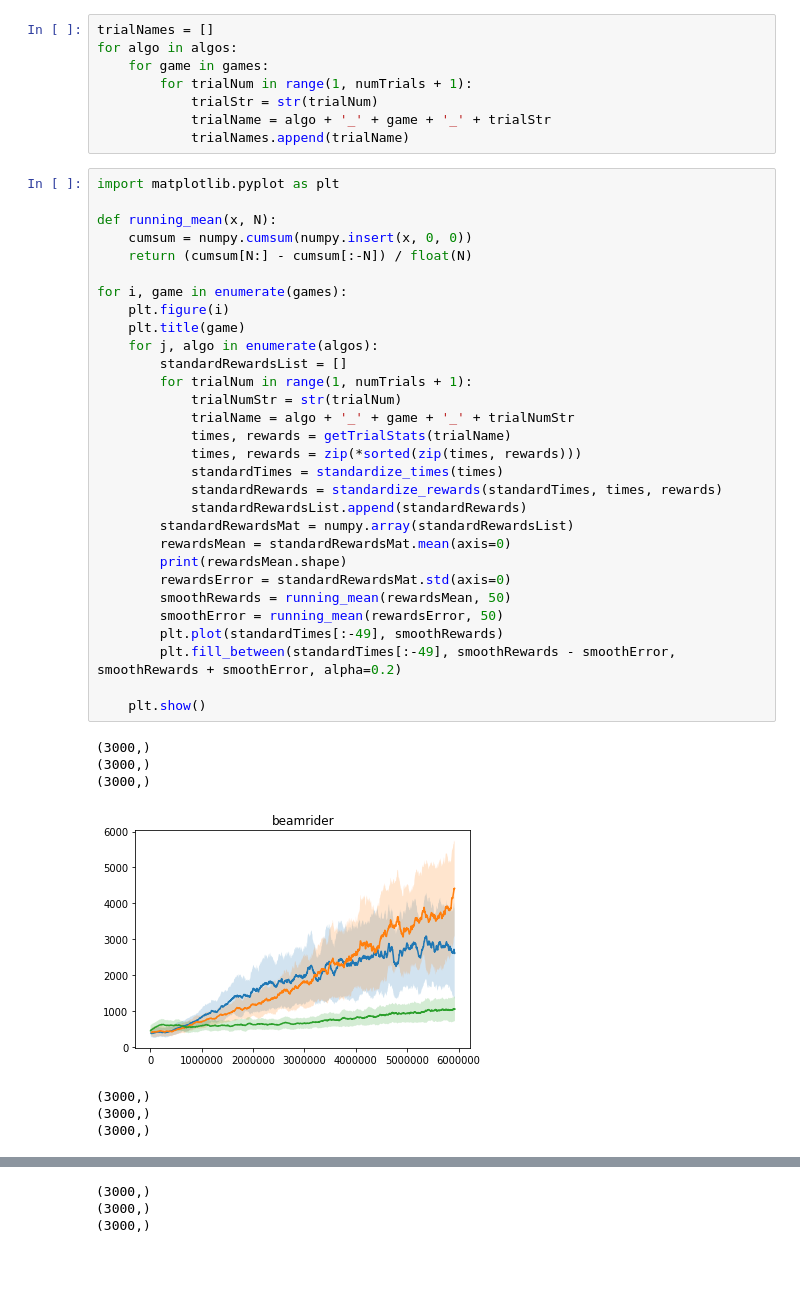
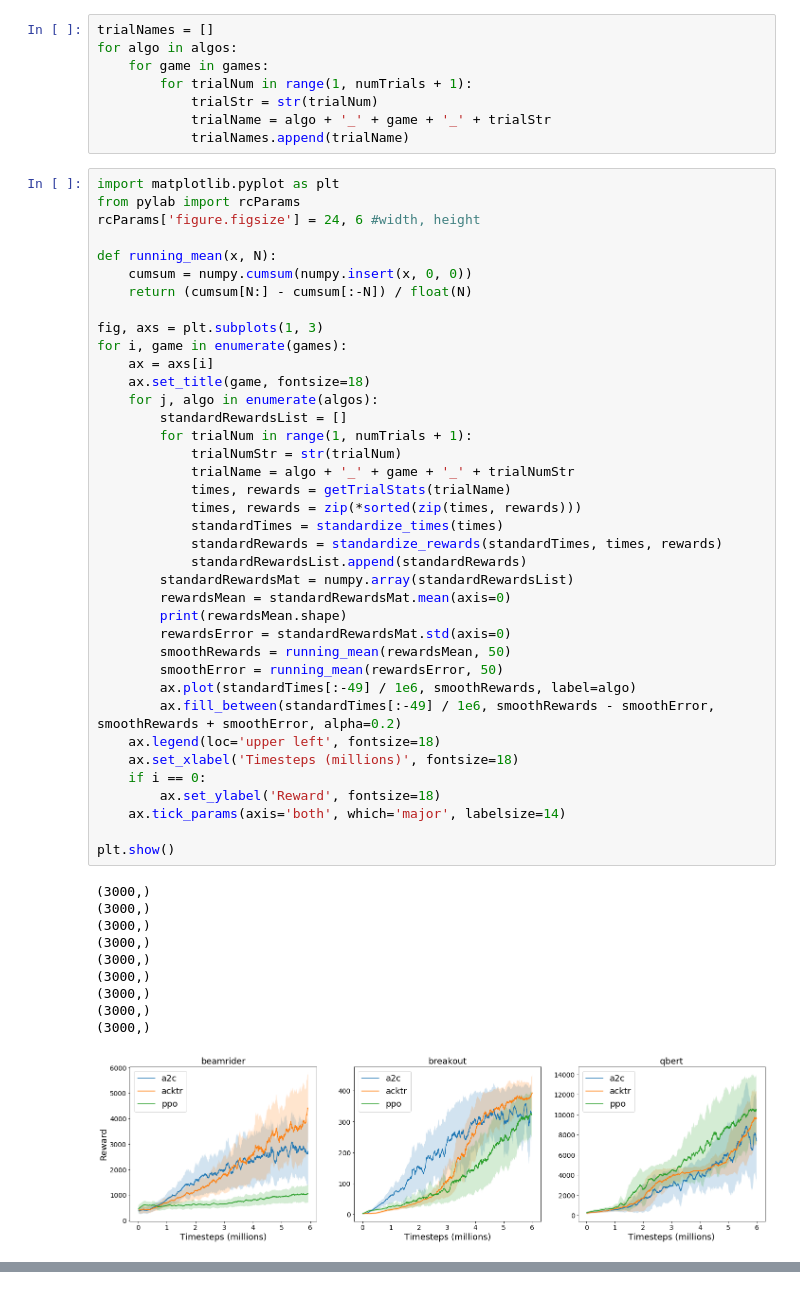
Before and after one commit to mgwillia/pytorch-a2c-ppo-acktr-gail, a Jupyter notebook: figure_2.ipynb, the cells around one changed output, grey strips where cells are left out. Drawn from its saved outputs; the diff is of its cells as text.

```diff
--- a/figure_2.ipynb
+++ b/figure_2.ipynb
@@ -63,39 +63,50 @@ for algo in algos:
             trialNames.append(trialName)
 # %%
 import matplotlib.pyplot as plt
+from pylab import rcParams
+rcParams['figure.figsize'] = 24, 6 #width, height
 
 def running_mean(x, N):
     cumsum = numpy.cumsum(numpy.insert(x, 0, 0))
     return (cumsum[N:] - cumsum[:-N]) / float(N)
 
+fig, axs = plt.subplots(1, 3)
 for i, game in enumerate(games):
-    plt.figure(i)
-    plt.title(game)
+    ax = axs[i]
+    ax.set_title(game, fontsize=18)
     for j, algo in enumerate(algos):
         standardRewardsList = []
         for trialNum in range(1, numTrials + 1):
             trialNumStr = str(trialNum)
             trialName = algo + '_' + game + '_' + trialNumStr
             times, rewards = getTrialStats(trialName)
             times, rewards = zip(*sorted(zip(times, rewards)))
             standardTimes = standardize_times(times)
             standardRewards = standardize_rewards(standardTimes, times, rewards)
             standardRewardsList.append(standardRewards)
         standardRewardsMat = numpy.array(standardRewardsList)
         rewardsMean = standardRewardsMat.mean(axis=0)
         print(rewardsMean.shape)
         rewardsError = standardRewardsMat.std(axis=0)
         smoothRewards = running_mean(rewardsMean, 50)
         smoothError = running_mean(rewardsError, 50)
-        plt.plot(standardTimes[:-49], smoothRewards)
-        plt.fill_between(standardTimes[:-49], smoothRewards - smoothError, smoothRewards + smoothError, alpha=0.2)
+        ax.plot(standardTimes[:-49] / 1e6, smoothRewards, label=algo)
+        ax.fill_between(standardTimes[:-49] / 1e6, smoothRewards - smoothError, smoothRewards + smoothError, alpha=0.2)
+    ax.legend(loc='upper left', fontsize=18)
+    ax.set_xlabel('Timesteps (millions)', fontsize=18)
+    if i == 0:
+        ax.set_ylabel('Reward', fontsize=18)
+    ax.tick_params(axis='both', which='major', labelsize=14)
 
-    plt.show()
+plt.show()
 # %% [output]
 (3000,)
 (3000,)
 (3000,)
+(3000,)
+(3000,)
+(3000,)
+(3000,)
+(3000,)
+(3000,)
-[figure, old version]
+[figure, new version]
-(3000,)
-(3000,)
-(3000,)
@@ -103,3 +112,0 @@ for i, game in enumerate(games):
-(3000,)
-(3000,)
-(3000,)
```
Also changed, not shown: parts of 1 cell of this notebook, 1 other file.
